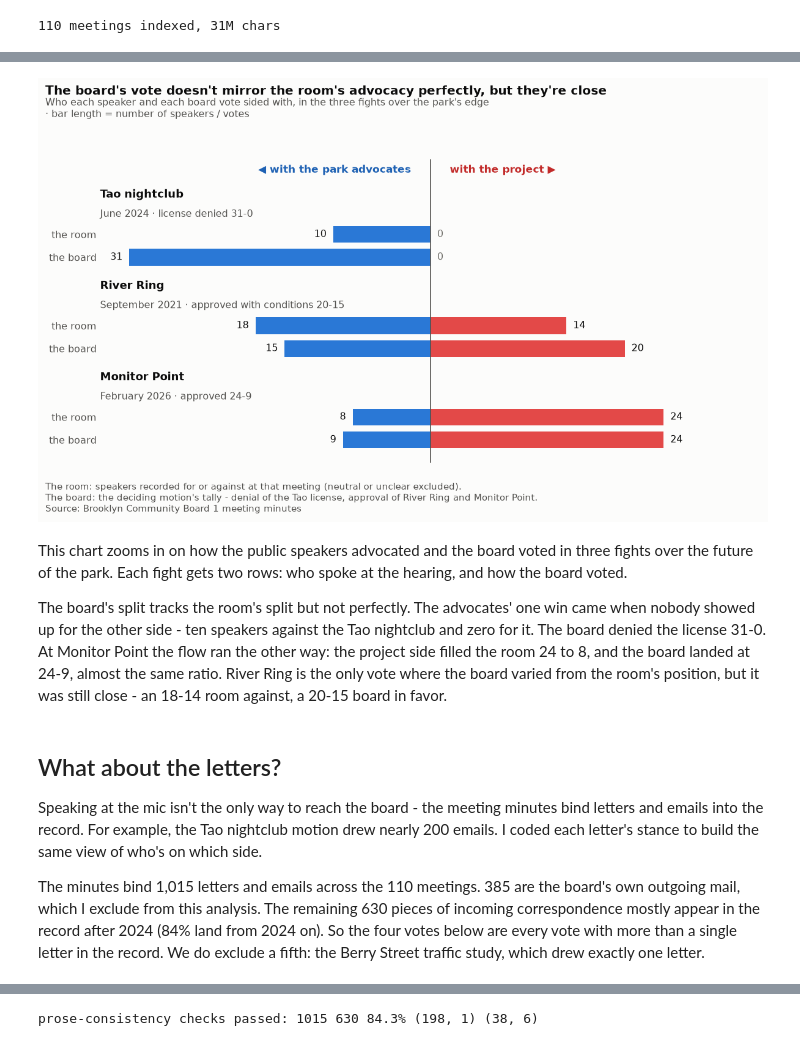
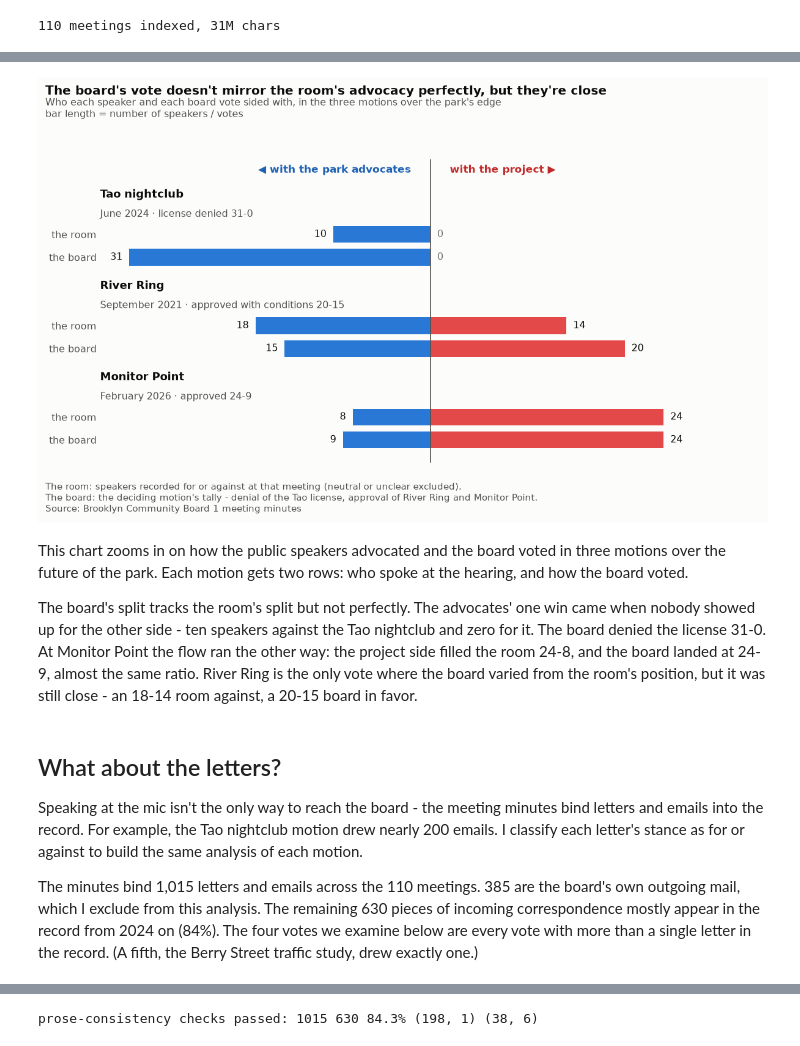
Before and after one commit to blowenstein0/cb1-minutes-analysis, a Jupyter notebook: analysis/blog_v2.ipynb, the cells around one changed output, grey strips where cells are left out. Saved outputs shown, nothing was run; the diff lists cells and outputs as text; code cells hidden in the pictures.

```diff
--- a/analysis/blog_v2.ipynb
+++ b/analysis/blog_v2.ipynb
@@ -254,7 +252,7 @@ def _about(sub_df, pat):
     subj = re.compile(pat, re.I)
     return sub_df[sub_df.text.map(lambda t: bool(subj.search(t[:1200])))]
 # %%
-#| fig-alt: "Diverging bar chart of three fights: Tao nightclub, River Ring, and Monitor Point. For each, one row shows the room's speakers and one the board's votes, split between the park advocates' side and the project's side. The board sides with the room at Tao (10-0 room, 31-0 board) and Monitor Point (24-8 room for the project, 24-9 board); at River Ring an 18-14 room against faces a 20-15 board in favor."
+#| fig-alt: "Diverging bar chart of three motions: Tao nightclub, River Ring, and Monitor Point. For each, one row shows the room's speakers and one the board's votes, split between the park advocates' side and the project's side. The board sides with the room at Tao (10-0 room, 31-0 board) and Monitor Point (24-8 room for the project, 24-9 board); at River Ring an 18-14 room against faces a 20-15 board in favor."
 # Three fights over the park's edge, from the park advocates' side.
 # In each one the advocates opposed the project, so a speaker "against" and a
 # board vote against approval both count as siding with the park. The deciding
@@ -301,44 +299,44 @@ for g, (name, sub, (r_adv, r_proj), (b_adv, b_proj)) in enumerate(fights):
         ax.barh(y, -adv, height=0.62, color=BLUE)
         ax.barh(y, proj, height=0.62, color=RED)
         ax.annotate(str(adv), (-adv - 0.7, y), ha="right", va="center",
                     fontsize=9.5, color=INK if adv else GRAYTXT)
         ax.annotate(str(proj), (proj + 0.7, y), ha="left", va="center",
                     fontsize=9.5, color=INK if proj else GRAYTXT)
         ys.append(y)
         ylabels.append("the room" if row == 0 else "the board")
 
 ax.axvline(0, color=INK2, lw=1)
 ax.set_yticks(ys, ylabels, fontsize=9.5)
 ax.set_ylim(9.2, -2.1)
 ax.set_xlim(-34, 34)
 ax.set_xticks([])
 ax.spines[["top", "right", "bottom", "left"]].set_visible(False)
 ax.tick_params(colors=INK2, length=0)
 ax.annotate("◀ with the park advocates", (-2, -1.6), ha="right",
             fontsize=10, color=BLUETXT, fontweight="bold")
 ax.annotate("with the project ▶", (2, -1.6), ha="left",
             fontsize=10, color=REDTXT, fontweight="bold")
 fig.suptitle("The board's vote doesn't mirror the room's advocacy perfectly, but they're close",
              fontsize=12, color=INK, x=0.01, ha="left", fontweight="bold")
-fig.text(0.01, 0.9, "Who each speaker and each board vote sided with, in the three fights over the park's edge\n"
-         "· bar length = number of speakers / votes",
+fig.text(0.01, 0.9, "Who each speaker and each board vote sided with, in the three motions over the park's edge\n"
+         "bar length = number of speakers / votes",
          fontsize=9.5, color=INK2)
 fig.text(0.01, -0.02, "The room: speakers recorded for or against at that meeting (neutral or unclear excluded).\n"
          "The board: the deciding motion's tally - denial of the Tao license, approval of River Ring and Monitor Point.\n"
          + SRC,
          fontsize=9, color=INK2, va="top")
 fig.tight_layout(rect=[0, 0, 1, 0.88])
 plt.show()
 # %% [output]
-[figure, old version]
+[figure, new version]
 # %% [markdown]
-This chart zooms in on how the public speakers advocated and the board voted in three fights over the future of the park. Each fight gets two rows: who spoke at the hearing, and how the board voted.
+This chart zooms in on how the public speakers advocated and the board voted in three motions over the future of the park. Each motion gets two rows: who spoke at the hearing, and how the board voted.
 
-The board's split tracks the room's split but not perfectly. The advocates' one win came when nobody showed up for the other side - ten speakers against the Tao nightclub and zero for it. The board denied the license 31-0. At Monitor Point the flow ran the other way: the project side filled the room 24 to 8, and the board landed at 24-9, almost the same ratio. River Ring is the only vote where the board varied from the room's position, but it was still close - an 18-14 room against, a 20-15 board in favor.
+The board's split tracks the room's split but not perfectly. The advocates' one win came when nobody showed up for the other side - ten speakers against the Tao nightclub and zero for it. The board denied the license 31-0. At Monitor Point the flow ran the other way: the project side filled the room 24-8, and the board landed at 24-9, almost the same ratio. River Ring is the only vote where the board varied from the room's position, but it was still close - an 18-14 room against, a 20-15 board in favor.
 # %% [markdown]
 ## What about the letters?
 
-Speaking at the mic isn't the only way to reach the board - the meeting minutes bind letters and emails into the record. For example, the Tao nightclub motion drew nearly 200 emails. I coded each letter's stance to build the same view of who's on which side.
+Speaking at the mic isn't the only way to reach the board - the meeting minutes bind letters and emails into the record. For example, the Tao nightclub motion drew nearly 200 emails. I classify each letter's stance as for or against to build the same analysis of each motion.
 
-The minutes bind 1,015 letters and emails across the 110 meetings. 385 are the board's own outgoing mail, which I exclude from this analysis. The remaining 630 pieces of incoming correspondence mostly appear in the record after 2024 (84% land from 2024 on). So the four votes below are every vote with more than a single letter in the record. We do exclude a fifth: the Berry Street traffic study, which drew exactly one letter.
+The minutes bind 1,015 letters and emails across the 110 meetings. 385 are the board's own outgoing mail, which I exclude from this analysis. The remaining 630 pieces of incoming correspondence mostly appear in the record from 2024 on (84%). The four votes we examine below are every vote with more than a single letter in the record. (A fifth, the Berry Street traffic study, drew exactly one.)
 # %%
```
Also changed, not shown: parts of 11 cells of this notebook, 1 other file.
